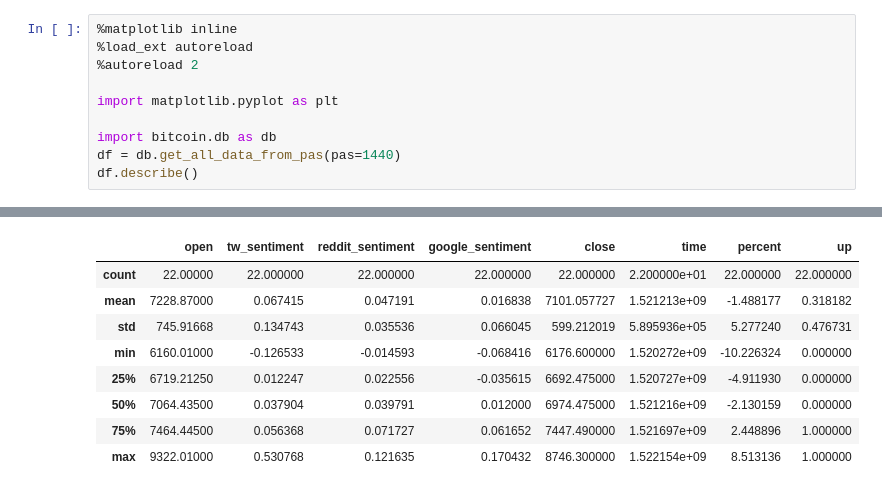
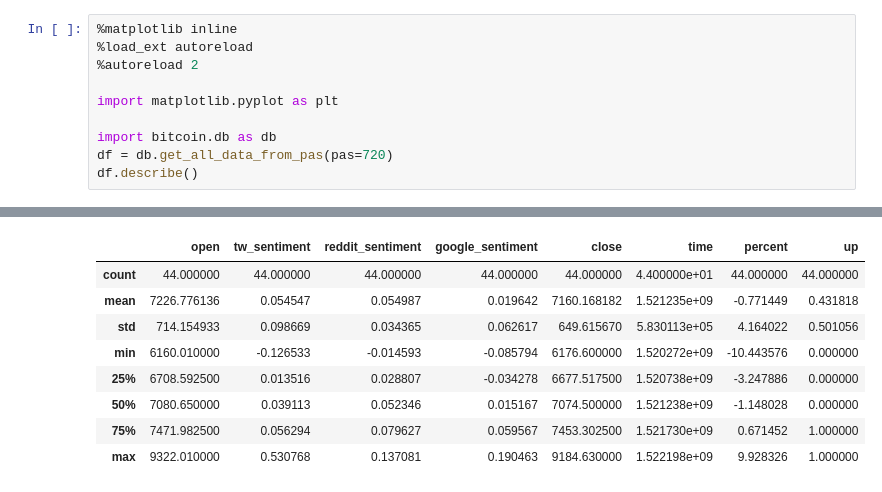
Before and after one commit to scristofari/bitcoin-challenge, a Jupyter notebook: Prediction.ipynb, the cells around one changed output, grey strips where cells are left out. Saved outputs shown, nothing was run; the diff lists cells and outputs as text.

```diff
--- a/Prediction.ipynb
+++ b/Prediction.ipynb
@@ -6,6 +6,6 @@
 import matplotlib.pyplot as plt
 
 import bitcoin.db as db
-df = db.get_all_data_from_pas(pas=1440)
+df = db.get_all_data_from_pas(pas=720)
 df.describe()
 # %% [output]
@@ -13,12 +13,12 @@ df.describe()
 |  | open | tw_sentiment | reddit_sentiment | google_sentiment | close | time | percent | up |
-| count | 22.00000 | 22.000000 | 22.000000 | 22.000000 | 22.000000 | 2.200000e+01 | 22.000000 | 22.000000 |
-| mean | 7228.87000 | 0.067415 | 0.047191 | 0.016838 | 7101.057727 | 1.521213e+09 | -1.488177 | 0.318182 |
-| std | 745.91668 | 0.134743 | 0.035536 | 0.066045 | 599.212019 | 5.895936e+05 | 5.277240 | 0.476731 |
-| min | 6160.01000 | -0.126533 | -0.014593 | -0.068416 | 6176.600000 | 1.520272e+09 | -10.226324 | 0.000000 |
-| 25% | 6719.21250 | 0.012247 | 0.022556 | -0.035615 | 6692.475000 | 1.520727e+09 | -4.911930 | 0.000000 |
-| 50% | 7064.43500 | 0.037904 | 0.039791 | 0.012000 | 6974.475000 | 1.521216e+09 | -2.130159 | 0.000000 |
-| 75% | 7464.44500 | 0.056368 | 0.071727 | 0.061652 | 7447.490000 | 1.521697e+09 | 2.448896 | 1.000000 |
-| max | 9322.01000 | 0.530768 | 0.121635 | 0.170432 | 8746.300000 | 1.522154e+09 | 8.513136 | 1.000000 |
+| count | 44.000000 | 44.000000 | 44.000000 | 44.000000 | 44.000000 | 4.400000e+01 | 44.000000 | 44.000000 |
+| mean | 7226.776136 | 0.054547 | 0.054987 | 0.019642 | 7160.168182 | 1.521235e+09 | -0.771449 | 0.431818 |
+| std | 714.154933 | 0.098669 | 0.034365 | 0.062617 | 649.615670 | 5.830113e+05 | 4.164022 | 0.501056 |
+| min | 6160.010000 | -0.126533 | -0.014593 | -0.085794 | 6176.600000 | 1.520272e+09 | -10.443576 | 0.000000 |
+| 25% | 6708.592500 | 0.013516 | 0.028807 | -0.034278 | 6677.517500 | 1.520738e+09 | -3.247886 | 0.000000 |
+| 50% | 7080.650000 | 0.039113 | 0.052346 | 0.015167 | 7074.500000 | 1.521238e+09 | -1.148028 | 0.000000 |
+| 75% | 7471.982500 | 0.056294 | 0.079627 | 0.059567 | 7453.302500 | 1.521730e+09 | 0.671452 | 1.000000 |
+| max | 9322.010000 | 0.530768 | 0.137081 | 0.190463 | 9184.630000 | 1.522198e+09 | 9.928326 | 1.000000 |
 # %%
 from bitcoin.train import train
 columns = ['open', 'google_sentiment']
```
Also changed, not shown: parts of 7 cells of this notebook, 3 other files.
